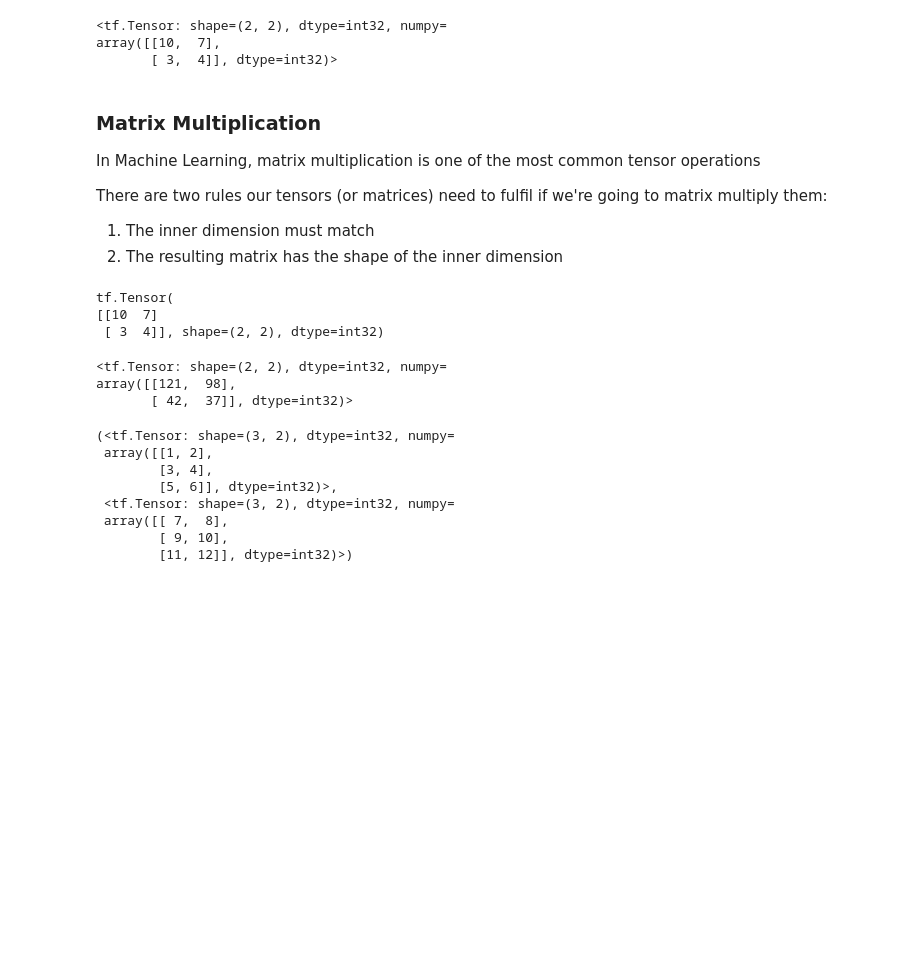
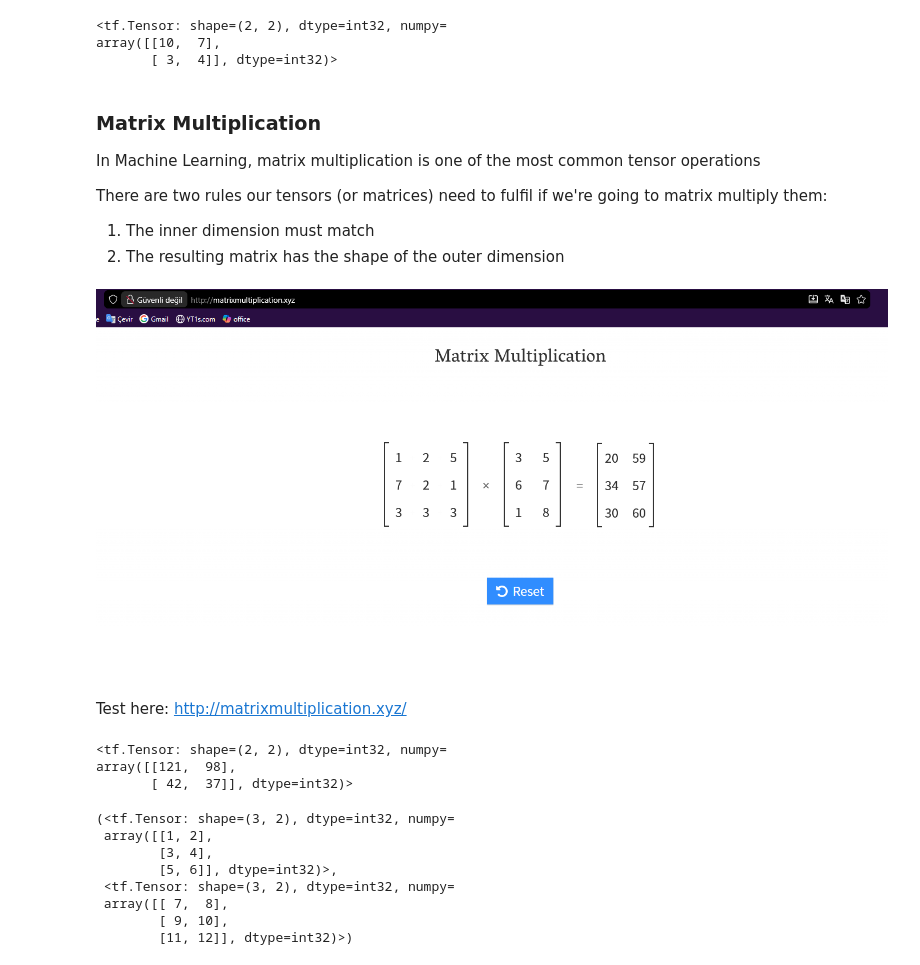
Before and after one commit to MERT-CKR/ZTM-Tensorflow-Course, a Jupyter notebook: 00 tensorflow fundamentals/00_tensorflow_fundamentals.ipynb, the cells around one changed output. Cells and saved outputs as stored; diff of their text form; code cells hidden in the pictures; blank space fills up the shorter version.

```diff
--- a/00 tensorflow fundamentals/00_tensorflow_fundamentals.ipynb
+++ b/00 tensorflow fundamentals/00_tensorflow_fundamentals.ipynb
@@ -326,6 +235,9 @@ tf.Tensor(
 # %%
-from IPython.display import Image, display
-display(Image(filename="tensor_attributes.png"))
+def show(filename):
+    from IPython.display import Image, display
+    display(Image(filename=filename))
+
+show("tensor_attributes.png")
 # %% [output]
 [figure]
 # %% [markdown]
@@ -531,18 +363,21 @@ In Machine Learning, matrix multiplication is one of the most common tensor oper
 There are two rules our tensors (or matrices) need to fulfil if we're going to matrix multiply them:
 
 1. The inner dimension must match
-2. The resulting matrix has the shape of the inner dimension
+2. The resulting matrix has the shape of the outer dimension
+# %%
+show("matrix_multiplication.png")
+# %% [output]
+[figure, added]
+# %% [markdown]
+Test here: http://matrixmultiplication.xyz/
 # %%
 # Matrix multiplication  in TensorFlow
-print(tensor)
+tensor = tf.constant([[10,7], [3,4]])
 tf.matmul(tensor, tensor) # matmul -> matrix multiplication
 # %% [output]
-tf.Tensor(
-[[10  7]
- [ 3  4]], shape=(2, 2), dtype=int32)
+<tf.Tensor: shape=(2, 2), dtype=int32, numpy=
+array([[121,  98],
+       [ 42,  37]], dtype=int32)>
-<tf.Tensor: shape=(2, 2), dtype=int32, numpy=
-array([[121,  98],
-       [ 42,  37]], dtype=int32)>
 # %%
 # Matrix multiplication with python operator "@"
 # Create a tensor (3,2) tensor
```
Also changed, not shown: parts of 53 cells of this notebook, 2 other files.
